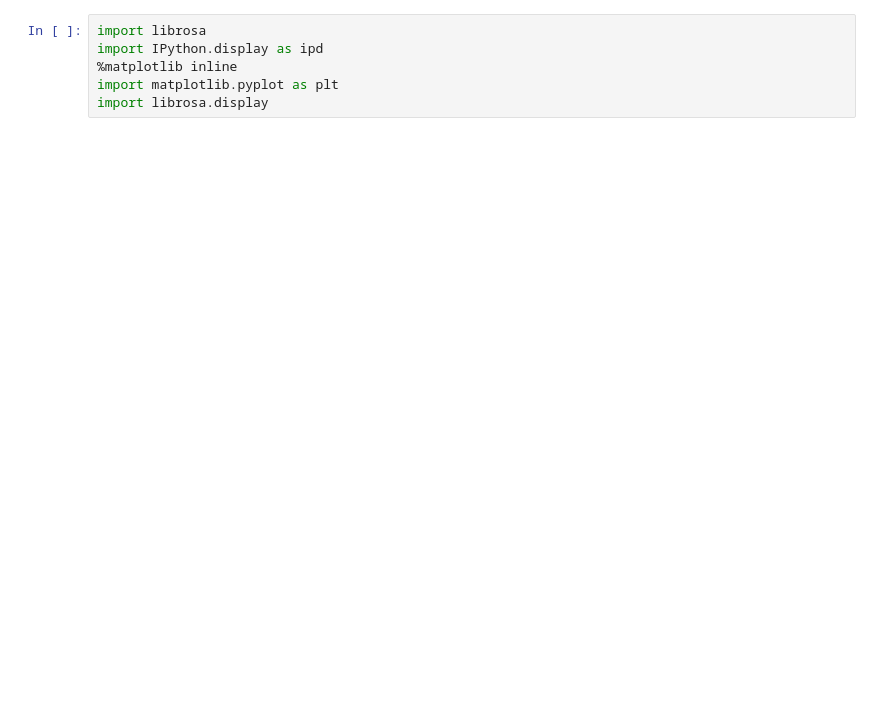
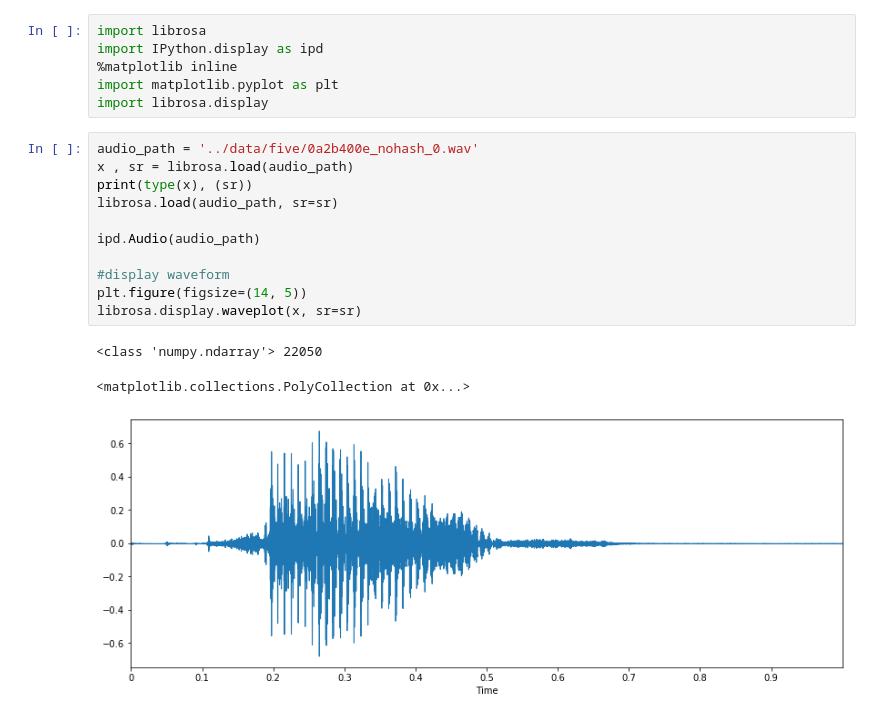
Before and after one commit to josearangos/Voice_Recognition, a Jupyter notebook: MFCC/Test MFCC.ipynb, the cells around one changed output. Saved outputs shown, nothing was run; the diff lists cells and outputs as text; blank space fills up the shorter version.

```diff
--- a/MFCC/Test MFCC.ipynb
+++ b/MFCC/Test MFCC.ipynb
@@ -4,3 +4,18 @@ import IPython.display as ipd
 %matplotlib inline
 import matplotlib.pyplot as plt
 import librosa.display
+# %%
+audio_path = '../data/five/0a2b400e_nohash_0.wav'
+x , sr = librosa.load(audio_path)
+print(type(x), (sr))
+librosa.load(audio_path, sr=sr)
+
+ipd.Audio(audio_path)
+
+#display waveform
+plt.figure(figsize=(14, 5))
+librosa.display.waveplot(x, sr=sr)
+# %% [output]
+<class 'numpy.ndarray'> 22050
+<matplotlib.collections.PolyCollection at 0x...>
+[figure, added]
```
Also changed, not shown: parts of 2 cells of this notebook, 2 other files.
